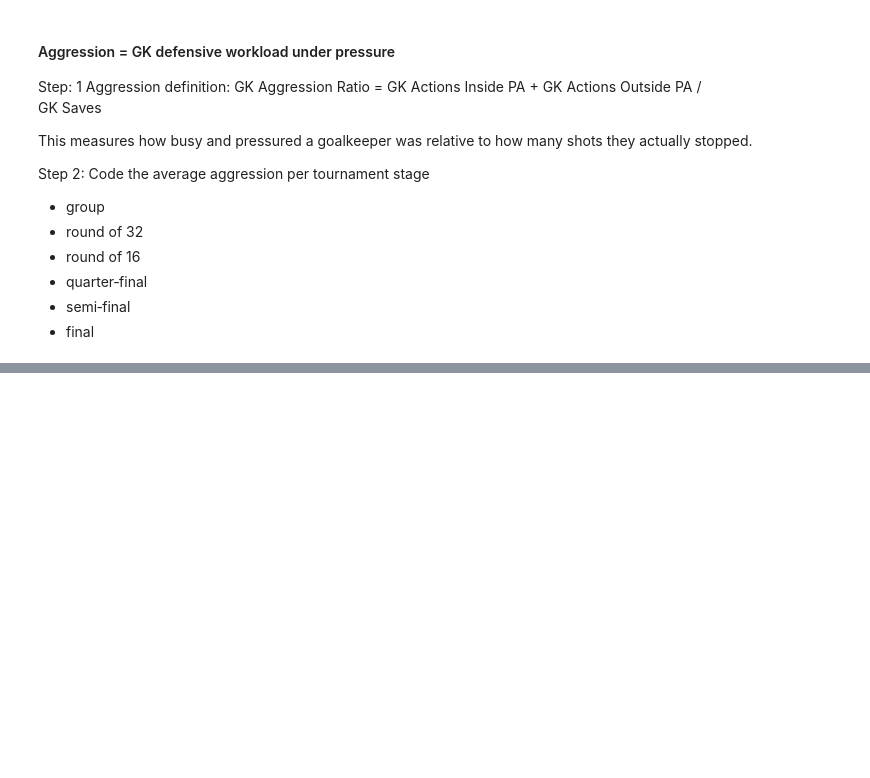
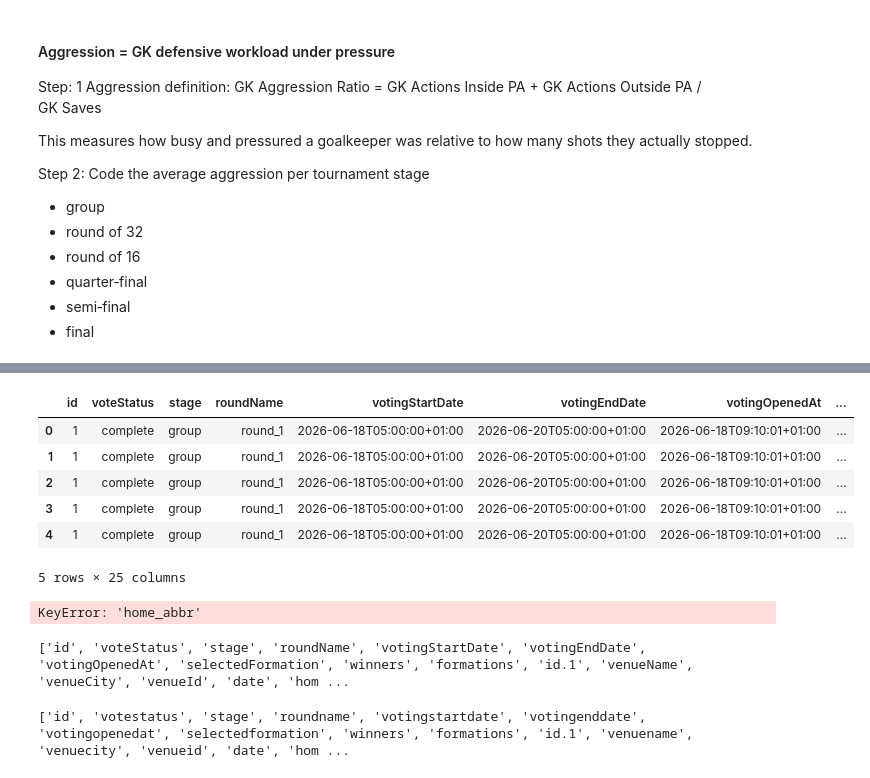
Before and after one commit to DanDooLoo/HIT140_Assessment-2_Group23, a Jupyter notebook: GkAggressionPerStage.ipynb, the cells around one changed output, grey strips where cells are left out. Saved outputs shown, nothing was run; the diff lists cells and outputs as text; code cells hidden in the pictures; blank space fills up the shorter version.

```diff
--- a/GkAggressionPerStage.ipynb
+++ b/GkAggressionPerStage.ipynb
@@ -45,0 +85,16 @@ FileNotFoundError: [Errno 2] No such file or directory: 'teams.csv'
+# %%
+# rename squad abbreviations in the round.csv
+rounds = rounds.rename(columns={
+    "homeSquadAbbr": " home_abbr",
+    "awaySquadAbbr": "Away_abbr"
+})
+# %%
+rounds.head()
+# %% [output]
+|  | id | voteStatus | stage | roundName | votingStartDate | votingEndDate | votingOpenedAt | ... |
+| 0 | 1 | complete | group | round_1 | 2026-06-18T05:00:00+01:00 | 2026-06-20T05:00:00+01:00 | 2026-06-18T09:10:01+01:00 | ... |
+| 1 | 1 | complete | group | round_1 | 2026-06-18T05:00:00+01:00 | 2026-06-20T05:00:00+01:00 | 2026-06-18T09:10:01+01:00 | ... |
+| 2 | 1 | complete | group | round_1 | 2026-06-18T05:00:00+01:00 | 2026-06-20T05:00:00+01:00 | 2026-06-18T09:10:01+01:00 | ... |
+| 3 | 1 | complete | group | round_1 | 2026-06-18T05:00:00+01:00 | 2026-06-20T05:00:00+01:00 | 2026-06-18T09:10:01+01:00 | ... |
+| 4 | 1 | complete | group | round_1 | 2026-06-18T05:00:00+01:00 | 2026-06-20T05:00:00+01:00 | 2026-06-18T09:10:01+01:00 | ... |
+5 rows × 25 columns
@@ -45,0 +108,21 @@ FileNotFoundError: [Errno 2] No such file or directory: 'teams.csv'
+# %%
+# merge goalkeeper stats to 'Home' team
+rounds = rounds.merge(
+    gk_stats[['abbr','Goalkeeper_Saves','Goalkeeper_Actions_inside_PenaltyArea',
+              'Goalkeeper_Actions_outside_PenaltyArea']],
+    left_on="home_abbr", right_on="abbr", how="left"
+)
+# %% [output]
+KeyError: 'home_abbr'
+# %%
+#inspect data - columns
+print(rounds.columns.tolist())
+# %% [output]
+['id', 'voteStatus', 'stage', 'roundName', 'votingStartDate', 'votingEndDate', 'votingOpenedAt', 'selectedFormation', 'winners', 'formations', 'id.1', 'venueName', 'venueCity', 'venueId', 'date', 'hom ...
+# %%
+# Clean column names: strip spaces + lowercase
+rounds.columns = rounds.columns.str.strip().str.lower()
+
+print(rounds.columns.tolist())
+# %% [output]
+['id', 'votestatus', 'stage', 'roundname', 'votingstartdate', 'votingenddate', 'votingopenedat', 'selectedformation', 'winners', 'formations', 'id.1', 'venuename', 'venuecity', 'venueid', 'date', 'hom ...
```
Also changed, not shown: parts of 12 cells of this notebook, 3 other files.
